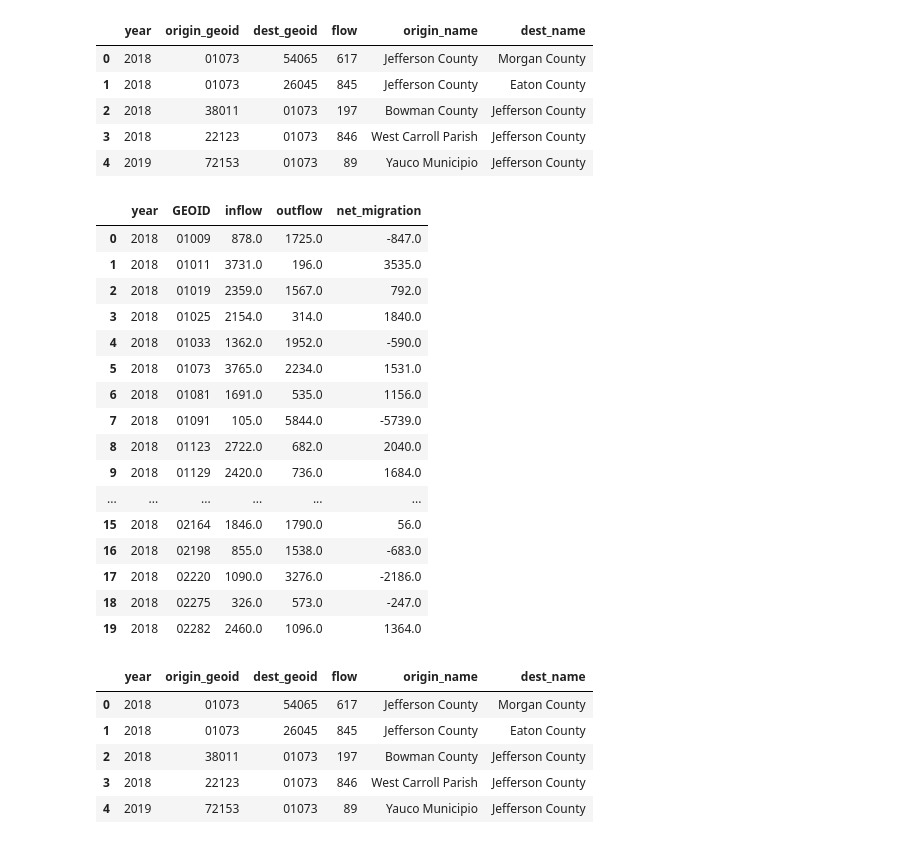
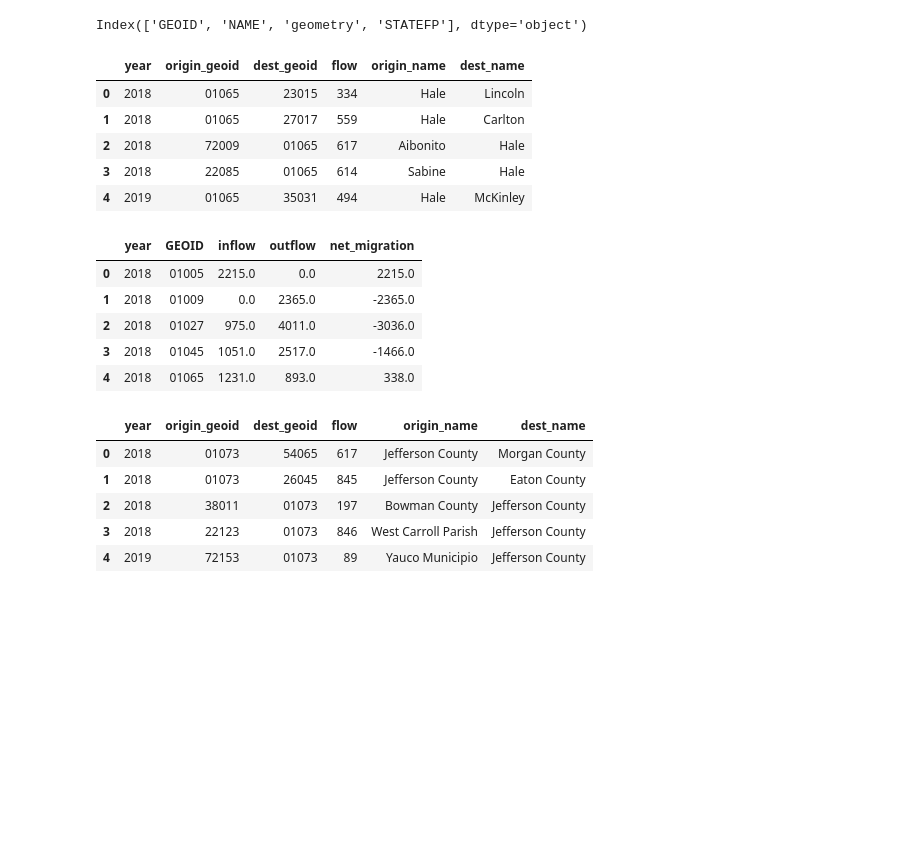
Before and after one commit to whzemuch/acs-dashboard, a Jupyter notebook: python_scripts/generate_geoData.ipynb, the cells around one changed output. Saved outputs shown, nothing was run; the diff lists cells and outputs as text; code cells hidden in the pictures; blank space fills up the shorter version.

```diff
--- a/python_scripts/generate_geoData.ipynb
+++ b/python_scripts/generate_geoData.ipynb
@@ -9 +11,8 @@ PATH_DICT = {
+# %%
+PATH_DICT = {
+    "SHP_NHGIS": "../public/data/nhgis0001_shapefile_tl2020_us_county_2020/US_county_2020.shp",
+    "SHP_FILE": "../public/data/cb_2018_us_county_5m/cb_2018_us_county_5m.shp",
+    "MIGRATION_FILE":  "../public/data/geo/tl2020_us_county_2020_pseudo.csv",
+    "geoData_FILE" :"../public/data/geo/cb_2018_us_county_5m_boundaries.geojson"
+}
 # %%
@@ -92,4 +139,4 @@ COLS_CHECK = ["COUNTYFP", "STATEFP" , "COUNTYNS", "GEOID", "NAME", "NAMELSAD", "
 # %%
-counties_gdf = gdf[["GEOID", "NAME", "NAMELSAD", "geometry", "STATEFP"]]
+counties_gdf = gdf[["GEOID", "NAME", "geometry", "STATEFP"]]
 counties_gdf.head()
 # %% [output]
@@ -102,21 +149,24 @@ counties_gdf.head()
+# %%
+print(counties_gdf.columns)
+# %% [output]
+Index(['GEOID', 'NAME', 'geometry', 'STATEFP'], dtype='object')
 # %%
 import geopandas as gpd
 import pandas as pd
 import numpy as np
 
-# # 1. Load real county shapefile (Census TIGER/Line)
+# # 1. Load counties shapefile
 # url = "https://www2.census.gov/geo/tiger/TIGER2022/COUNTY/tl_2022_us_county.zip"
-# counties_gdf = gpd.read_file(url)[["GEOID", "NAMELSAD", "STATEFP"]]
+# counties_gdf = gpd.read_file(url)[["GEOID", "NAME", "STATEFP", "geometry"]]
 
 # 2. Select 10 counties per state
-
 selected = (
     counties_gdf.groupby("STATEFP")
     .apply(lambda x: x.sample(min(10, len(x)), random_state=42), include_groups=False)
     .reset_index(drop=True)
 )
 
-# 3. Generate migration flows (GEOIDs only)
+# 3. Generate migration flows (random demo data)
 years = [2018, 2019, 2020]
 records = []
 np.random.seed(42)
@@ -135,34 +185,36 @@ for _, row in selected.iterrows():
                 origin_geoid, dest_geoid = dest["GEOID"], row["GEOID"]
 
             flow_count = np.random.randint(10, 1001)
-            records.append({"year": y,
-                            "origin_geoid": origin_geoid,
-                            "dest_geoid": dest_geoid,
-                            "flow": flow_count})
+            records.append({
+                "year": y,
+                "origin_geoid": origin_geoid,
+                "dest_geoid": dest_geoid,
+                "flow": flow_count
+            })
 
 migration_df = pd.DataFrame(records)
 
-# 4. Attach *real county names*
+# 4. Attach real county names
 migration_df = migration_df.merge(
-    counties_gdf[["GEOID", "NAMELSAD"]],
+    counties_gdf[["GEOID", "NAME"]],
     left_on="origin_geoid", right_on="GEOID",
     how="left"
-).rename(columns={"NAMELSAD": "origin_name"}).drop(columns=["GEOID"])
+).rename(columns={"NAME": "origin_name"}).drop(columns=["GEOID"])
 
 migration_df = migration_df.merge(
-    counties_gdf[["GEOID", "NAMELSAD"]],
+    counties_gdf[["GEOID", "NAME"]],
     left_on="dest_geoid", right_on="GEOID",
     how="left"
-).rename(columns={"NAMELSAD": "dest_name"}).drop(columns=["GEOID"])
+).rename(columns={"NAME": "dest_name"}).drop(columns=["GEOID"])
 # %%
 migration_df.head()
 # %% [output]
 |  | year | origin_geoid | dest_geoid | flow | origin_name | dest_name |
-| 0 | 2018 | 01073 | 54065 | 617 | Jefferson County | Morgan County |
-| 1 | 2018 | 01073 | 26045 | 845 | Jefferson County | Eaton County |
-| 2 | 2018 | 38011 | 01073 | 197 | Bowman County | Jefferson County |
-| 3 | 2018 | 22123 | 01073 | 846 | West Carroll Parish | Jefferson County |
-| 4 | 2019 | 72153 | 01073 | 89 | Yauco Municipio | Jefferson County |
+| 0 | 2018 | 01065 | 23015 | 334 | Hale | Lincoln |
+| 1 | 2018 | 01065 | 27017 | 559 | Hale | Carlton |
+| 2 | 2018 | 72009 | 01065 | 617 | Aibonito | Hale |
+| 3 | 2018 | 22085 | 01065 | 614 | Sabine | Hale |
+| 4 | 2019 | 01065 | 35031 | 494 | Hale | McKinley |
 # %%
 # Calculate net migration = inflow - outflow per county per year
 
@@ -188,23 +240,12 @@ net_mig = pd.merge(inflow, outflow, on=["year", "GEOID"], how="outer").fillna(0)
 # Calculate net migration
 net_mig["net_migration"] = net_mig["inflow"] - net_mig["outflow"]
 # %%
-net_mig.head(20)
+net_mig.head()
 # %% [output]
 |  | year | GEOID | inflow | outflow | net_migration |
-| 0 | 2018 | 01009 | 878.0 | 1725.0 | -847.0 |
-| 1 | 2018 | 01011 | 3731.0 | 196.0 | 3535.0 |
-| 2 | 2018 | 01019 | 2359.0 | 1567.0 | 792.0 |
-| 3 | 2018 | 01025 | 2154.0 | 314.0 | 1840.0 |
-| 4 | 2018 | 01033 | 1362.0 | 1952.0 | -590.0 |
-| 5 | 2018 | 01073 | 3765.0 | 2234.0 | 1531.0 |
-| 6 | 2018 | 01081 | 1691.0 | 535.0 | 1156.0 |
-| 7 | 2018 | 01091 | 105.0 | 5844.0 | -5739.0 |
-| 8 | 2018 | 01123 | 2722.0 | 682.0 | 2040.0 |
-| 9 | 2018 | 01129 | 2420.0 | 736.0 | 1684.0 |
-| ... | ... | ... | ... | ... | ... |
-| 15 | 2018 | 02164 | 1846.0 | 1790.0 | 56.0 |
-| 16 | 2018 | 02198 | 855.0 | 1538.0 | -683.0 |
-| 17 | 2018 | 02220 | 1090.0 | 3276.0 | -2186.0 |
-| 18 | 2018 | 02275 | 326.0 | 573.0 | -247.0 |
-| 19 | 2018 | 02282 | 2460.0 | 1096.0 | 1364.0 |
+| 0 | 2018 | 01005 | 2215.0 | 0.0 | 2215.0 |
+| 1 | 2018 | 01009 | 0.0 | 2365.0 | -2365.0 |
+| 2 | 2018 | 01027 | 975.0 | 4011.0 | -3036.0 |
+| 3 | 2018 | 01045 | 1051.0 | 2517.0 | -1466.0 |
+| 4 | 2018 | 01065 | 1231.0 | 893.0 | 338.0 |
 # %%
```
Also changed, not shown: parts of 16 cells of this notebook, 6 other files.
